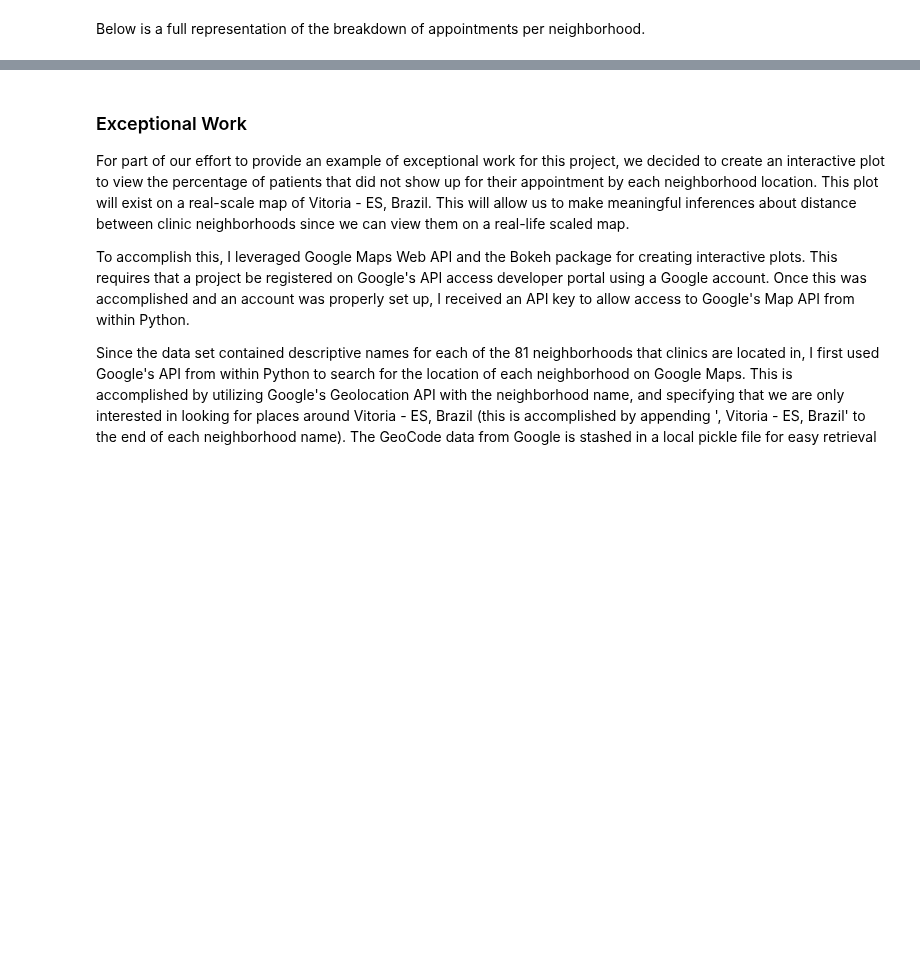
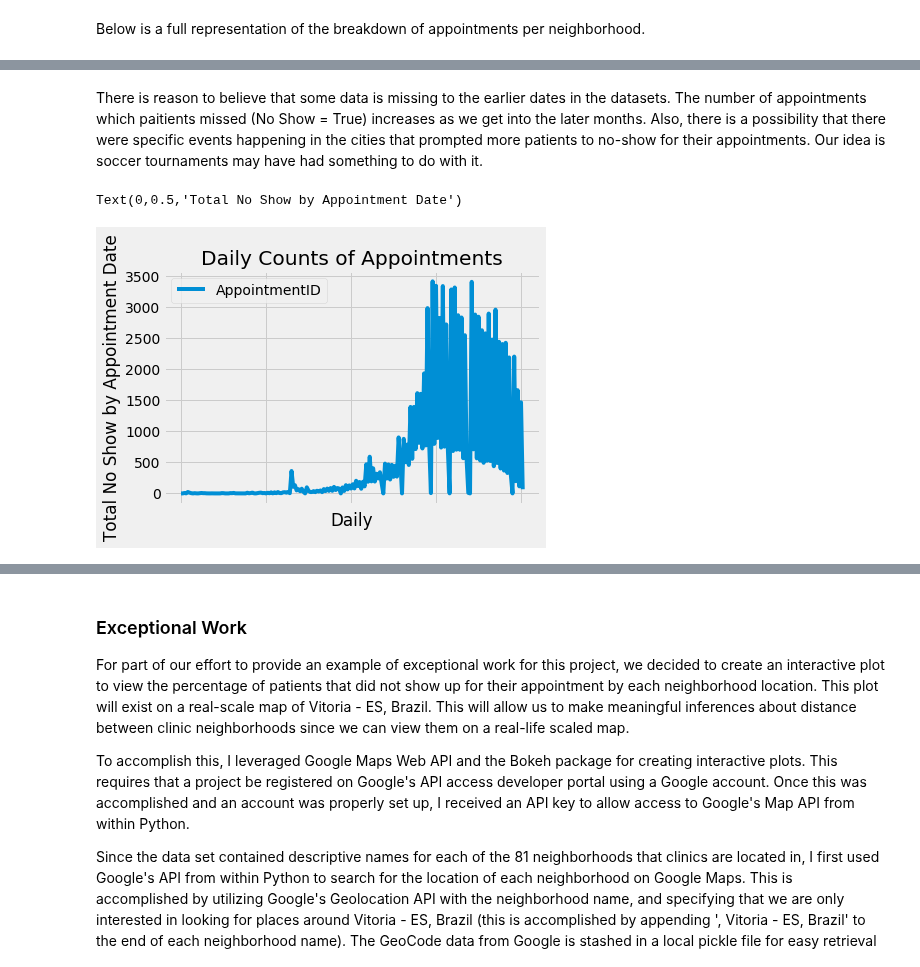
Before and after one commit to cdmorgan103/7331DataMiningNoShow, a Jupyter notebook: 7331DataMiningNoShow.ipynb, the cells around one changed output, grey strips where cells are left out. Cells and saved outputs as stored; diff of their text form; code cells hidden in the pictures; blank space fills up the shorter version.

Commit message:
Final merge of CR file into main

```diff
--- a/7331DataMiningNoShow.ipynb
+++ b/7331DataMiningNoShow.ipynb
@@ -531,0 +580,5 @@ g.map_diag(sns.kdeplot, lw=3) # kde histogram on the diagonal
+# %%
+#change datatype of categorical variables for summary tables below
+categ_features = ['Scholarship', 'Hypertension', 'Diabetes',
+                  'Alcoholism', 'Handicap', 'SMSReceived']
+df[categ_features] = df[categ_features].astype('int64')
@@ -531,0 +685,4 @@ g.map_diag(sns.kdeplot, lw=3) # kde histogram on the diagonal
+# %%
+daily_noshows = df.groupby(['ScheduledDay','NoShow']).agg({'AppointmentID':'nunique'})
+print("Daily No Showed Appointments")
+daily_noshows
@@ -531,0 +710,11 @@ g.map_diag(sns.kdeplot, lw=3) # kde histogram on the diagonal
+# %% [markdown]
+There is reason to believe that some data is missing to the earlier dates in the datasets. The number of appointments which paitients missed (No Show = True) increases as we get into the later months.
+Also, there is a possibility that there were specific events happening in the cities that prompted more patients to no-show for their appointments. Our idea is soccer tournaments may have had something to do with it.
+# %%
+plot_by_daily_noshows = daily_noshows.plot(title='Daily Counts of Appointments')
+
+plot_by_daily_noshows.set_xlabel('Daily')
+plot_by_daily_noshows.set_ylabel('Total No Show by Appointment Date')
+# %% [output]
+Text(0,0.5,'Total No Show by Appointment Date')
+[figure, added]
```
Also changed, not shown: parts of 75 cells of this notebook.
